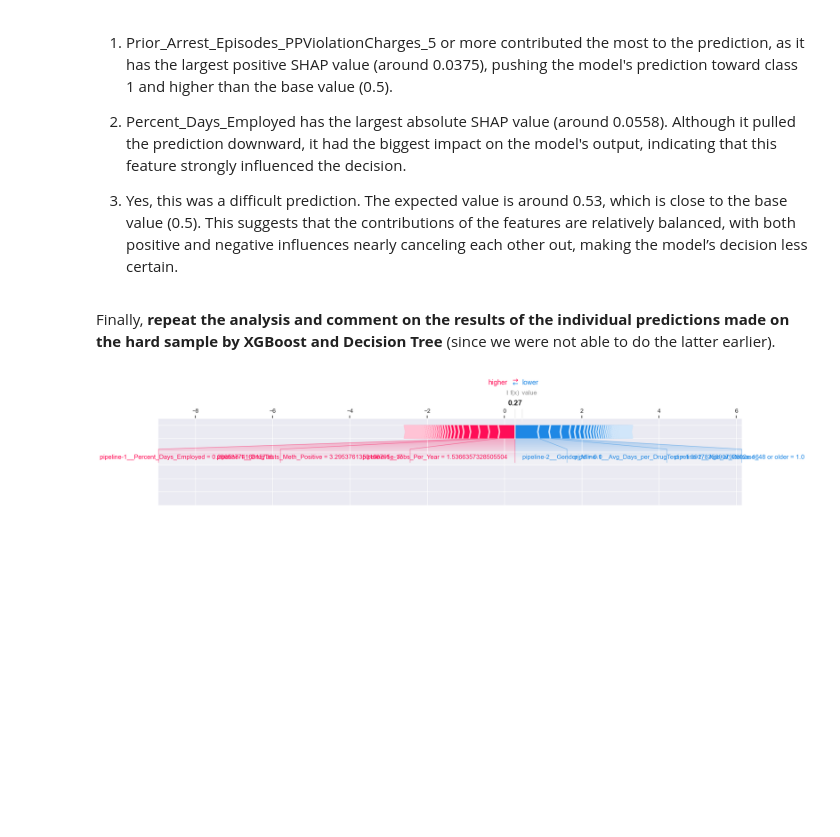
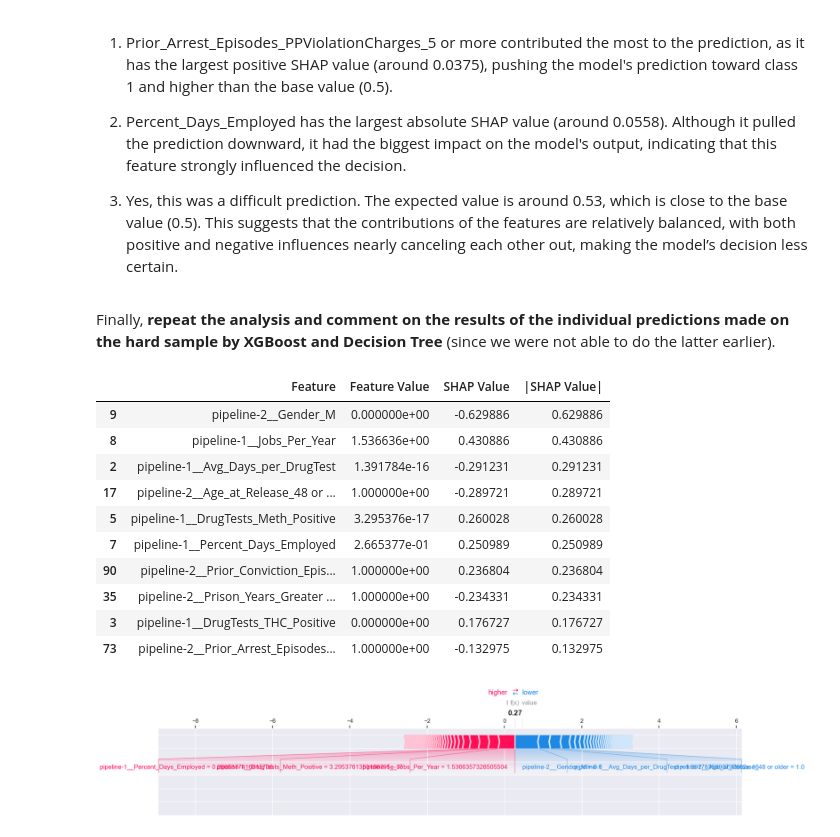
Before and after one commit to wsl0917/DSCI430_module2_assignment, a Jupyter notebook: Module 3 assignment-1.ipynb, the cells around one changed output. Cells and saved outputs as stored; diff of their text form; code cells hidden in the pictures; blank space fills up the shorter version.

```diff
--- a/Module 3 assignment-1.ipynb
+++ b/Module 3 assignment-1.ipynb
@@ -821,6 +821,32 @@ shap_df.head(10)
 3. Yes, this was a difficult prediction. The expected value is around 0.53, which is close to the base value (0.5). This suggests that the contributions of the features are relatively balanced, with both positive and negative influences nearly canceling each other out, making the model’s decision less certain.
 # %% [markdown]
 Finally, **repeat the analysis and comment on the results of the individual predictions made on the hard sample by XGBoost and Decision Tree** (since we were not able to do the latter earlier).
+# %%
+# Create a DataFrame to display the feature names, SHAP values, and feature values
+xgboost_shap_df = pd.DataFrame({
+    'Feature': feature_values_instance.index,
+    'Feature Value': feature_values_instance.values,
+    'SHAP Value': xgboost_shap_values[-1]
+})
+
+# Sort by absolute SHAP value to identify the most important features
+xgboost_shap_df['|SHAP Value|'] = np.abs(xgboost_shap_df['SHAP Value'])
+xgboost_shap_df = xgboost_shap_df.sort_values(by='|SHAP Value|', ascending=False)
+
+# Display the top features contributing to the prediction
+xgboost_shap_df.head(10)
+# %% [output]
+|  | Feature | Feature Value | SHAP Value | |SHAP Value| |
+| 9 | pipeline-2__Gender_M | 0.000000e+00 | -0.629886 | 0.629886 |
+| 8 | pipeline-1__Jobs_Per_Year | 1.536636e+00 | 0.430886 | 0.430886 |
+| 2 | pipeline-1__Avg_Days_per_DrugTest | 1.391784e-16 | -0.291231 | 0.291231 |
+| 17 | pipeline-2__Age_at_Release_48 or ... | 1.000000e+00 | -0.289721 | 0.289721 |
+| 5 | pipeline-1__DrugTests_Meth_Positive | 3.295376e-17 | 0.260028 | 0.260028 |
+| 7 | pipeline-1__Percent_Days_Employed | 2.665377e-01 | 0.250989 | 0.250989 |
+| 90 | pipeline-2__Prior_Conviction_Epis... | 1.000000e+00 | 0.236804 | 0.236804 |
+| 35 | pipeline-2__Prison_Years_Greater ... | 1.000000e+00 | -0.234331 | 0.234331 |
+| 3 | pipeline-1__DrugTests_THC_Positive | 0.000000e+00 | 0.176727 | 0.176727 |
+| 73 | pipeline-2__Prior_Arrest_Episodes... | 1.000000e+00 | -0.132975 | 0.132975 |
 # %%
 # Your answer here
 
```
Also changed, not shown: parts of 4 cells of this notebook.
